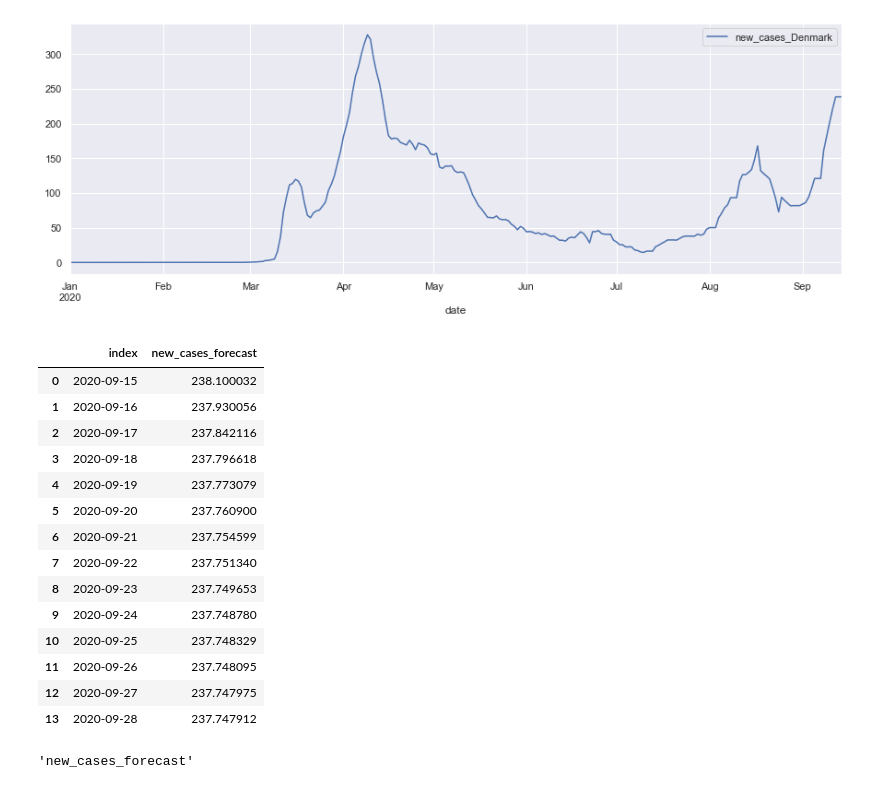
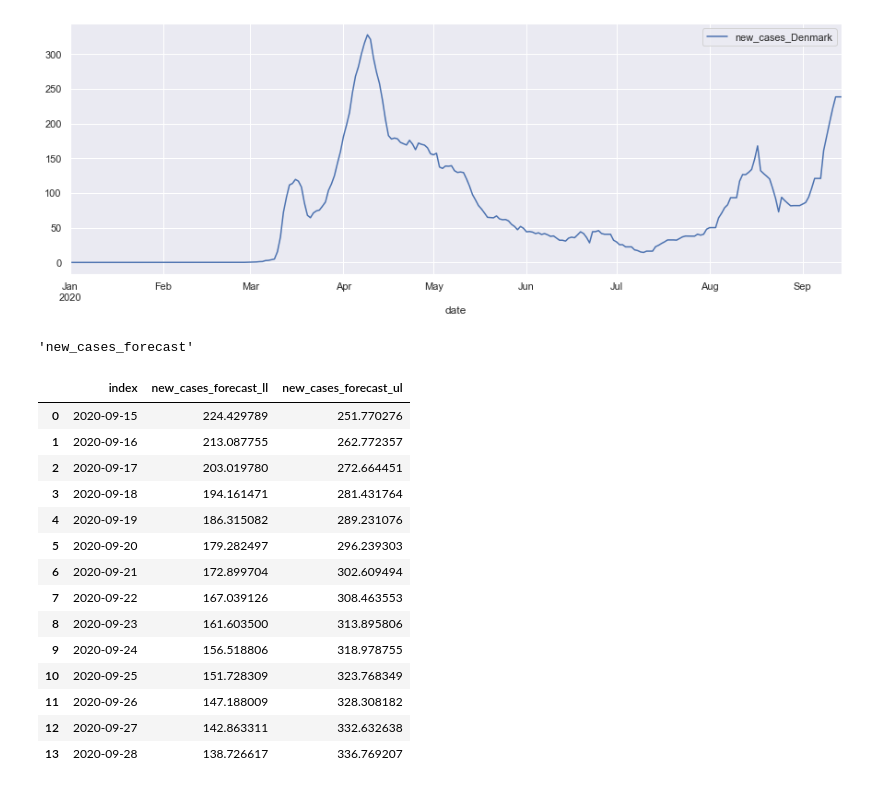
Before and after one commit to martaarozarena/KSchool-Master-Final-Project, a Jupyter notebook: testingStream.ipynb, the cells around one changed output. Cells and saved outputs as stored; diff of their text form; code cells hidden in the pictures.

```diff
--- a/testingStream.ipynb
+++ b/testingStream.ipynb
@@ -180,25 +181,41 @@ mean_forecast = results.predicted_mean
 forecast14 = sc_out.inverse_transform(mean_forecast.values.reshape(-1,1))
 forecast14S = pd.Series(forecast14.flatten(), index=mean_forecast.index, name='new_cases_forecast')
 future_rs = forecast14S.to_frame().reset_index()
-# %%
-forecast14S.to_frame().reset_index()
-# %% [output]
-|  | index | new_cases_forecast |
-| 0 | 2020-09-15 | 238.100032 |
-| 1 | 2020-09-16 | 237.930056 |
-| 2 | 2020-09-17 | 237.842116 |
-| 3 | 2020-09-18 | 237.796618 |
-| 4 | 2020-09-19 | 237.773079 |
-| 5 | 2020-09-20 | 237.760900 |
-| 6 | 2020-09-21 | 237.754599 |
-| 7 | 2020-09-22 | 237.751340 |
-| 8 | 2020-09-23 | 237.749653 |
-| 9 | 2020-09-24 | 237.748780 |
-| 10 | 2020-09-25 | 237.748329 |
-| 11 | 2020-09-26 | 237.748095 |
-| 12 | 2020-09-27 | 237.747975 |
-| 13 | 2020-09-28 | 237.747912 |
 # %%
 future_rs.columns[1]
 # %% [output]
 'new_cases_forecast'
+# %%
+# Get confidence intervals of  predictions
+confidence_intervals = results.conf_int()
+
+# Select lower and upper confidence limits
+lower_limits = confidence_intervals.loc[:,'lower ' + scaled_output.name]
+upper_limits = confidence_intervals.loc[:,'upper ' + scaled_output.name]
+
+forecast14_ll = sc_out.inverse_transform(lower_limits.values.reshape(-1,1))
+forecast14_llS = pd.Series(forecast14_ll.flatten(), index=lower_limits.index, name='new_cases_forecast_ll')
+fcast_ll_df = forecast14_llS.to_frame().reset_index()
+
+forecast14_ul = sc_out.inverse_transform(upper_limits.values.reshape(-1,1))
+forecast14_ulS = pd.Series(forecast14_ul.flatten(), index=upper_limits.index, name='new_cases_forecast_ul')
+fcast_ul_df = forecast14_ulS.to_frame().reset_index()
+# %%
+conf_int = pd.concat([fcast_ll_df, fcast_ul_df.iloc[:, 1]], axis=1)
+conf_int
+# %% [output]
+|  | index | new_cases_forecast_ll | new_cases_forecast_ul |
+| 0 | 2020-09-15 | 224.429789 | 251.770276 |
+| 1 | 2020-09-16 | 213.087755 | 262.772357 |
+| 2 | 2020-09-17 | 203.019780 | 272.664451 |
+| 3 | 2020-09-18 | 194.161471 | 281.431764 |
+| 4 | 2020-09-19 | 186.315082 | 289.231076 |
+| 5 | 2020-09-20 | 179.282497 | 296.239303 |
+| 6 | 2020-09-21 | 172.899704 | 302.609494 |
+| 7 | 2020-09-22 | 167.039126 | 308.463553 |
+| 8 | 2020-09-23 | 161.603500 | 313.895806 |
+| 9 | 2020-09-24 | 156.518806 | 318.978755 |
+| 10 | 2020-09-25 | 151.728309 | 323.768349 |
+| 11 | 2020-09-26 | 147.188009 | 328.308182 |
+| 12 | 2020-09-27 | 142.863311 | 332.632638 |
+| 13 | 2020-09-28 | 138.726617 | 336.769207 |
```
Also changed, not shown: parts of 14 cells of this notebook, 4 other files.
